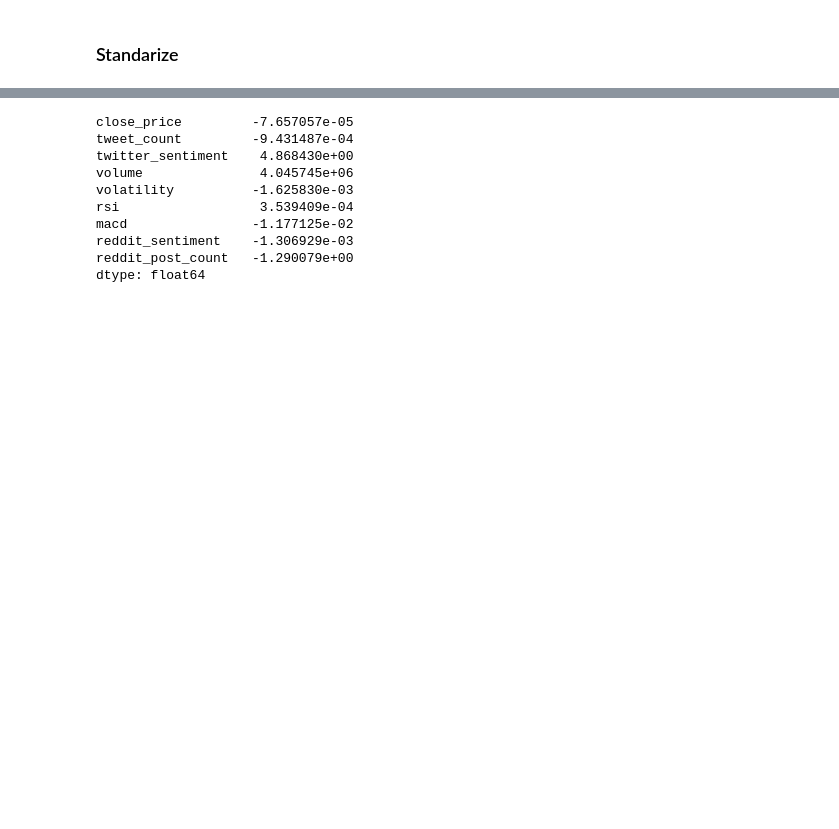
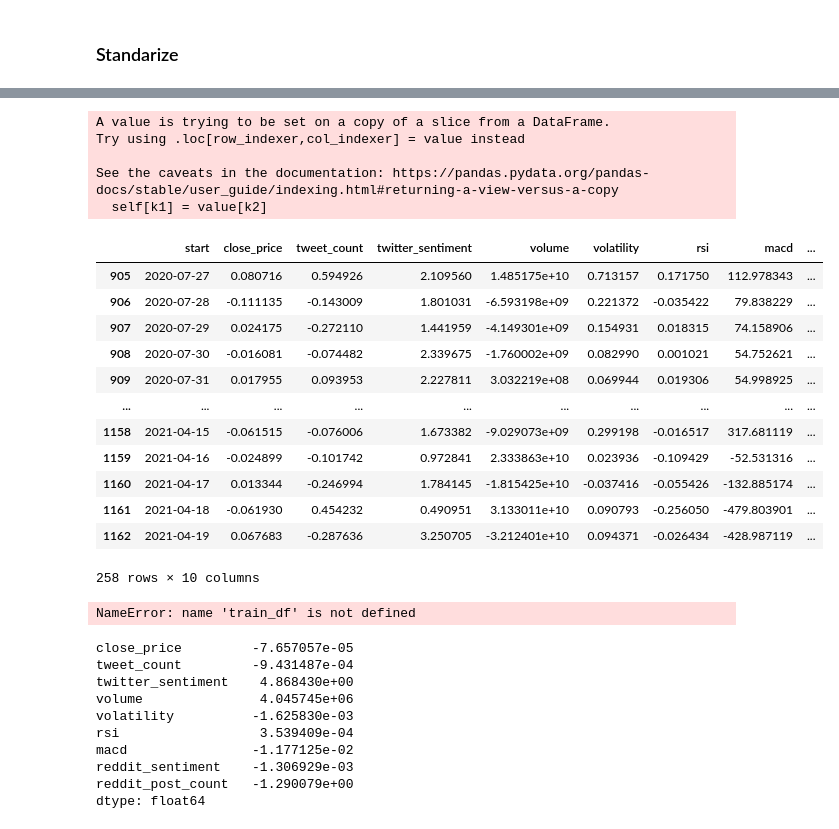
Before and after one commit to omarbelhaj99/cryptocurrency_trading, a Jupyter notebook: notebooks/LSTM_tuesday.ipynb, the cells around one changed output, grey strips where cells are left out. Saved outputs shown, nothing was run; the diff lists cells and outputs as text; code cells hidden in the pictures; blank space fills up the shorter version.

```diff
--- a/notebooks/LSTM_tuesday.ipynb
+++ b/notebooks/LSTM_tuesday.ipynb
@@ -50,0 +74,3 @@ num_features = df.shape[1]
+# %%
+train_mean=train_df[['tweet_count','twitter_sentiment','volume','volatility','rsi','macd','reddit_sentiment','reddit_post_count']].mean()
+train_std=train_df[['tweet_count','twitter_sentiment','volume','volatility','rsi','macd','reddit_sentiment','reddit_post_count']].std()
@@ -51,10 +89,40 @@ num_features = df.shape[1]
+# %%
+train_df[['tweet_count','twitter_sentiment','volume','volatility','rsi','macd','reddit_sentiment','reddit_post_count']]=(train_df[['tweet_count','twitter_sentiment','volume','volatility','rsi','macd','reddit_sentiment','reddit_post_count']]-train_mean)/train_std
+
+val_df[['tweet_count','twitter_sentiment','volume','volatility','rsi','macd','reddit_sentiment','reddit_post_count']]=(val_df[['tweet_count','twitter_sentiment','volume','volatility','rsi','macd','reddit_sentiment','reddit_post_count']]-train_mean)/train_std
+
+test_df[['tweet_count','twitter_sentiment','volume','volatility','rsi','macd','reddit_sentiment','reddit_post_count']]=(test_df[['tweet_count','twitter_sentiment','volume','volatility','rsi','macd','reddit_sentiment','reddit_post_count']]-train_mean)/train_std
+# %% [output]
+A value is trying to be set on a copy of a slice from a DataFrame.
+Try using .loc[row_indexer,col_indexer] = value instead
+
+See the caveats in the documentation: https://pandas.pydata.org/pandas-docs/stable/user_guide/indexing.html#returning-a-view-versus-a-copy
+  self[k1] = value[k2]
+# %%
+val_df
+# %% [output]
+|  | start | close_price | tweet_count | twitter_sentiment | volume | volatility | rsi | macd | ... |
+| 905 | 2020-07-27 | 0.080716 | 0.594926 | 2.109560 | 1.485175e+10 | 0.713157 | 0.171750 | 112.978343 | ... |
+| 906 | 2020-07-28 | -0.111135 | -0.143009 | 1.801031 | -6.593198e+09 | 0.221372 | -0.035422 | 79.838229 | ... |
+| 907 | 2020-07-29 | 0.024175 | -0.272110 | 1.441959 | -4.149301e+09 | 0.154931 | 0.018315 | 74.158906 | ... |
+| 908 | 2020-07-30 | -0.016081 | -0.074482 | 2.339675 | -1.760002e+09 | 0.082990 | 0.001021 | 54.752621 | ... |
+| 909 | 2020-07-31 | 0.017955 | 0.093953 | 2.227811 | 3.032219e+08 | 0.069944 | 0.019306 | 54.998925 | ... |
+| ... | ... | ... | ... | ... | ... | ... | ... | ... | ... |
+| 1158 | 2021-04-15 | -0.061515 | -0.076006 | 1.673382 | -9.029073e+09 | 0.299198 | -0.016517 | 317.681119 | ... |
+| 1159 | 2021-04-16 | -0.024899 | -0.101742 | 0.972841 | 2.333863e+10 | 0.023936 | -0.109429 | -52.531316 | ... |
+| 1160 | 2021-04-17 | 0.013344 | -0.246994 | 1.784145 | -1.815425e+10 | -0.037416 | -0.055426 | -132.885174 | ... |
+| 1161 | 2021-04-18 | -0.061930 | 0.454232 | 0.490951 | 3.133011e+10 | 0.090793 | -0.256050 | -479.803901 | ... |
+| 1162 | 2021-04-19 | 0.067683 | -0.287636 | 3.250705 | -3.212401e+10 | 0.094371 | -0.026434 | -428.987119 | ... |
+258 rows × 10 columns
 # %%
-train_mean = train_df.mean()
-train_std = train_df.std()
+# train_mean = train_df[].mean()
+# train_std = train_df.std()
 
-train_df = (train_df - train_mean) / train_std
-val_df = (val_df - train_mean) / train_std
-test_df = (test_df - train_mean) / train_std
+# train_df = (train_df - train_mean) / train_std
+# val_df = (val_df - train_mean) / train_std
+# test_df = (test_df - train_mean) / train_std
+# %% [output]
+NameError: name 'train_df' is not defined
 # %%
 train_mean
 # %% [output]
```
Also changed, not shown: parts of 4 cells of this notebook, 2 other files.
